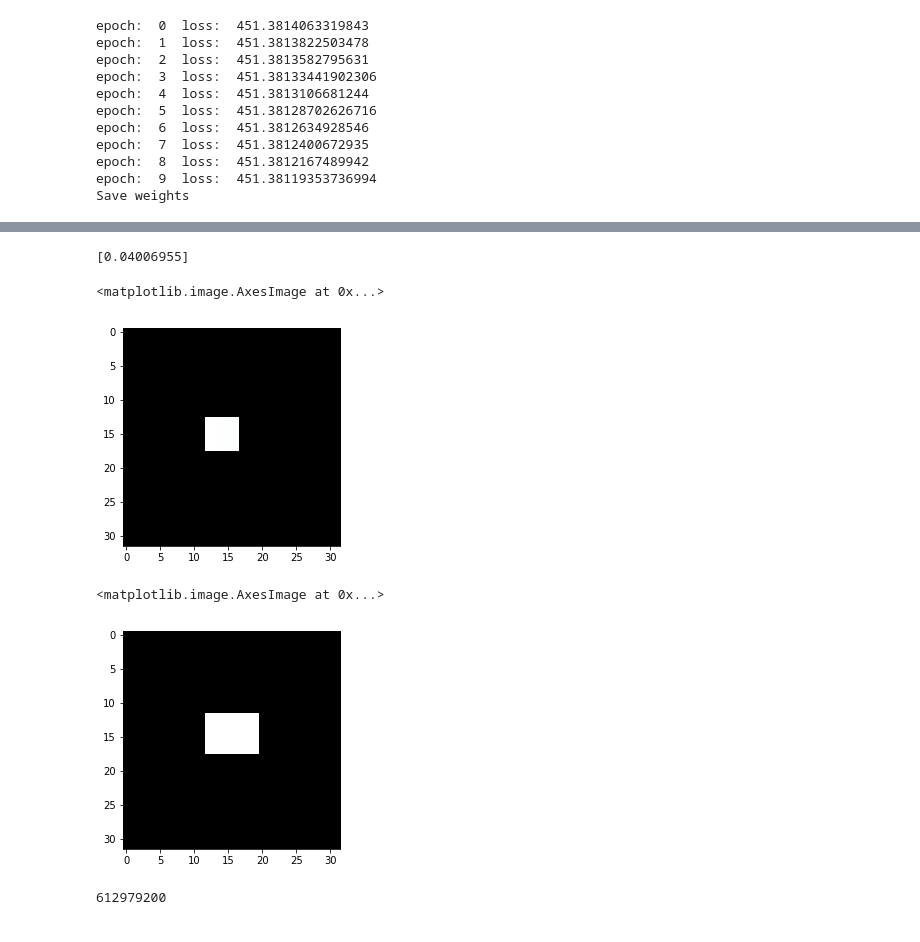
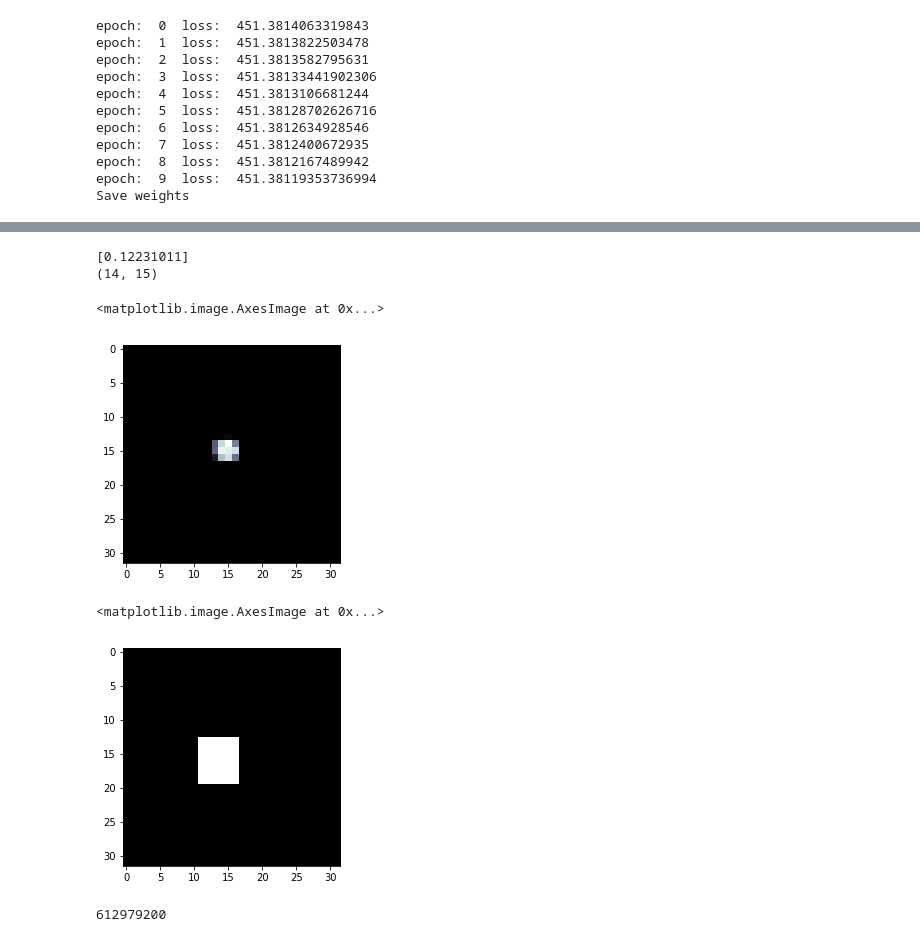
Before and after one commit to caspien6/heart_contour, a Jupyter notebook: roi/Deeplearning Roi.ipynb, the cells around one changed output, grey strips where cells are left out. Saved outputs shown, nothing was run; the diff lists cells and outputs as text; code cells hidden in the pictures.

```diff
--- a/roi/Deeplearning Roi.ipynb
+++ b/roi/Deeplearning Roi.ipynb
@@ -139,6 +143,20 @@ dataset_loader = torch.utils.data.DataLoader(ds,batch_size=8, shuffle=False,num_
 ae_weights_folder = 'O:\\ProgrammingSoftwares\\anaconda_projects\\heart_contour\\roi\\ae_w.pth'
 roi.load_ae_weights(ae_weights_folder)
 roi.ae_weights2model_feature_set()
+# %%
+import matplotlib.pyplot as plt
+import matplotlib.image as mpimg
+from torchvision.transforms import Compose
+import transform_classes
+import torch as th
+th.cuda.set_device(0)
+
+csv_file = 'O:/ProgrammingSoftwares/anaconda_projects/heart_contour/sa_all_1/rectangle.csv'
+compose1 = Compose([transform_classes.ReScale64(),transform_classes.StandardScale(),transform_classes.ToTensor()])
+compose2 = Compose([transform_classes.ReScale32(),transform_classes.ToTensor()])
+ds = RoiDataset(csv_file, compose1, compose2,smpl = 1000)
+roi = RoiLearn()
+roi.load_model_weights('O:\\ProgrammingSoftwares\\anaconda_projects\\heart_contour\\roi\\model_w.pth')
 # %%
 import warnings
 warnings.filterwarnings('ignore')
@@ -185,22 +234,25 @@ Save weights
 # %%
 from PIL import Image
 import matplotlib.pyplot as plt
 #roi.autoencoder()
 
-idx = 0
+idx = 6
 out = roi.model(torch.from_numpy(np.expand_dims(ds.__getitem__(idx)['image'], axis = 0)).cuda())
 #print(np.amax(out.detach().numpy() ))
+reshaped_output = np.reshape(out.cpu().detach().numpy(), (32,32))
 print(np.amax(out.cpu().detach().numpy(),axis=1))
+max_index = np.unravel_index(np.argmax(reshaped_output), reshaped_output.shape)
 plt.imshow(np.reshape(out.cpu().detach().numpy(), (32,32)), cmap=plt.cm.bone)
 # %% [output]
-[0.04006955]
+[0.12231011]
+(14, 15)
 <matplotlib.image.AxesImage at 0x...>
-[figure, old version]
+[figure, new version]
 # %%
 plt.imshow(np.reshape((ds.__getitem__(idx)['mask']).cpu().numpy(), (32,32)), cmap=plt.cm.bone)
 # %% [output]
 <matplotlib.image.AxesImage at 0x...>
-[figure, old version]
+[figure, new version]
 # %%
 torch.cuda.max_memory_allocated()
 # %% [output]
```
Also changed, not shown: parts of 4 cells of this notebook, 1 other file.
